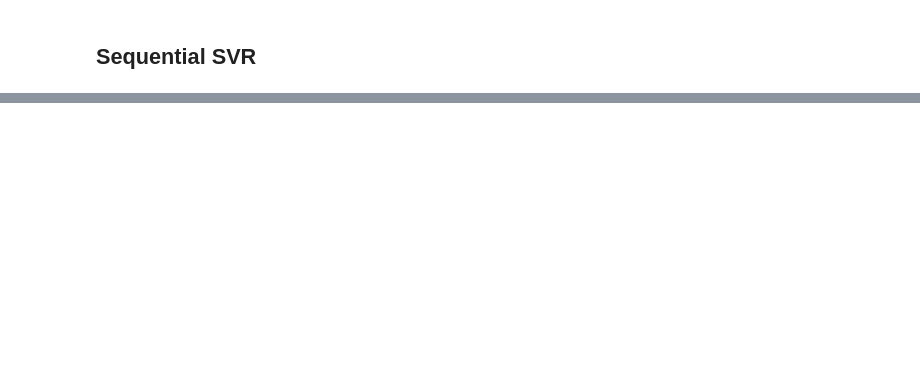
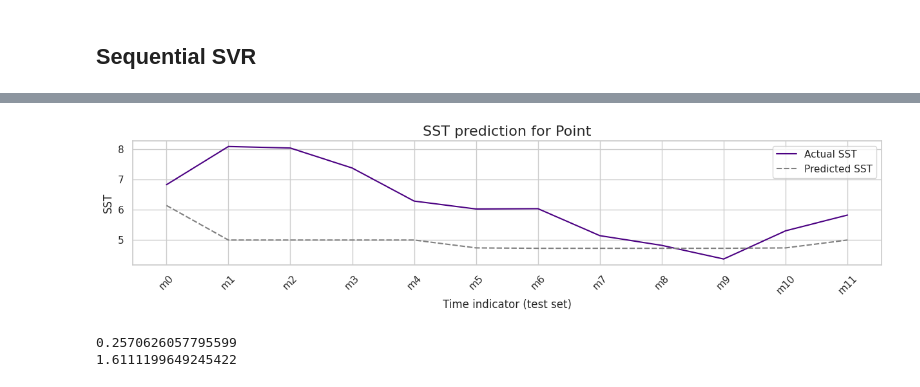
Before and after one commit to matheusvictal/sst-time-series-ml, a Jupyter notebook: source/4_svr.ipynb, the cells around one changed output, grey strips where cells are left out. Cells and saved outputs as stored; diff of their text form; code cells hidden in the pictures; blank space fills up the shorter version.

```diff
--- a/source/4_svr.ipynb
+++ b/source/4_svr.ipynb
@@ -265,0 +477,8 @@ results_df.rename({0: 'rmse', 1: 'mape'}, axis=1).to_csv('../dados/svr_results.c
+# %%
+SSTHelper.default_plot(y_true[0], y_pred[0], 'Point', 'Sequential')
+print(SSTHelper.mape(y_pred, y_true))
+print(SSTHelper.rmse(y_pred, y_true))
+# %% [output]
+[figure, added]
+0.2570626057795599
+1.6111199649245422
```
Also changed, not shown: parts of 23 cells of this notebook, 3 other files.
